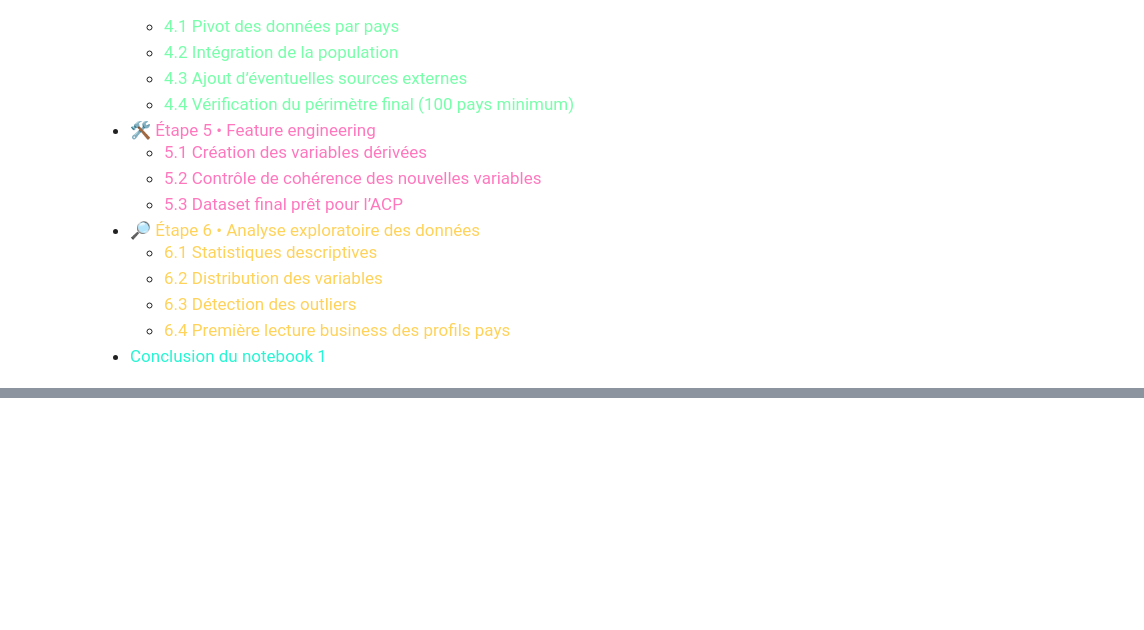
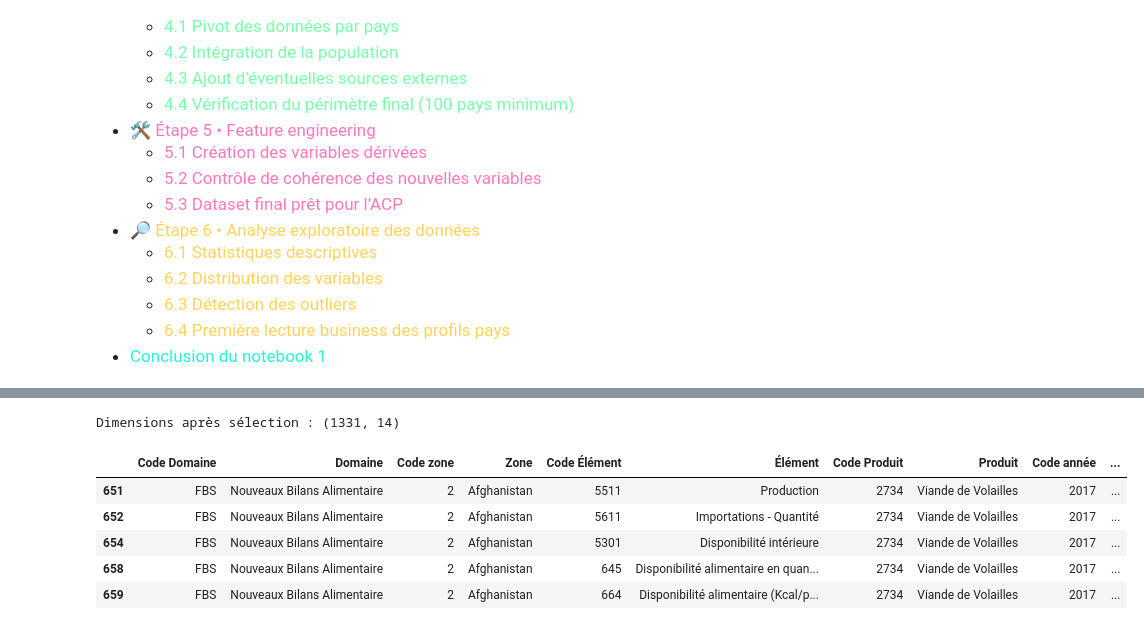
Before and after one commit to Stephane-OC/la-poule-qui-chante-market-study, a Jupyter notebook: preparation_nettoyage_EDA.ipynb, the cells around one changed output, grey strips where cells are left out. Saved outputs shown, nothing was run; the diff lists cells and outputs as text; code cells hidden in the pictures; blank space fills up the shorter version.

```diff
--- a/preparation_nettoyage_EDA.ipynb
+++ b/preparation_nettoyage_EDA.ipynb
@@ -441,3 +1190,17 @@ Le dataset produit ici sera ensuite utilisé dans un second notebook dédié à
     <span>2.4 • Justification métier des variables retenues</span>
   </h3>
 </div>
+# %%
+# Première sélection d'indicateurs pertinents pour l'analyse
+elements_retenus = [
+    "Disponibilité alimentaire (Kcal/personne/jour)",
+    "Disponibilité alimentaire en quantité (kg/personne/an)",
+    "Disponibilité de protéines en quantité (g/personne/jour)",
+    "Disponibilité de matière grasse en quantité (g/personne/jour)",
+    "Importations - Quantité",
+    "Production",
+    "Exportations - Quantité",
+    "Disponibilité intérieure"
+]
+
+elements_retenus
@@ -443,0 +1234,14 @@ Le dataset produit ici sera ensuite utilisé dans un second notebook dédié à
+# %%
+# Sélection des données volaille correspondant aux indicateurs retenus
+volaille_selected = volaille[volaille["Élément"].isin(elements_retenus)].copy()
+
+print("Dimensions après sélection :", volaille_selected.shape)
+volaille_selected.head()
+# %% [output]
+Dimensions après sélection : (1331, 14)
+|  | Code Domaine | Domaine | Code zone | Zone | Code Élément | Élément | Code Produit | Produit | Code année | ... |
+| 651 | FBS | Nouveaux Bilans Alimentaire | 2 | Afghanistan | 5511 | Production | 2734 | Viande de Volailles | 2017 | ... |
+| 652 | FBS | Nouveaux Bilans Alimentaire | 2 | Afghanistan | 5611 | Importations - Quantité | 2734 | Viande de Volailles | 2017 | ... |
+| 654 | FBS | Nouveaux Bilans Alimentaire | 2 | Afghanistan | 5301 | Disponibilité intérieure | 2734 | Viande de Volailles | 2017 | ... |
+| 658 | FBS | Nouveaux Bilans Alimentaire | 2 | Afghanistan | 645 | Disponibilité alimentaire en quan... | 2734 | Viande de Volailles | 2017 | ... |
+| 659 | FBS | Nouveaux Bilans Alimentaire | 2 | Afghanistan | 664 | Disponibilité alimentaire (Kcal/p... | 2734 | Viande de Volailles | 2017 | ... |
```
Also changed, not shown: parts of 59 cells of this notebook, 1 other file.
